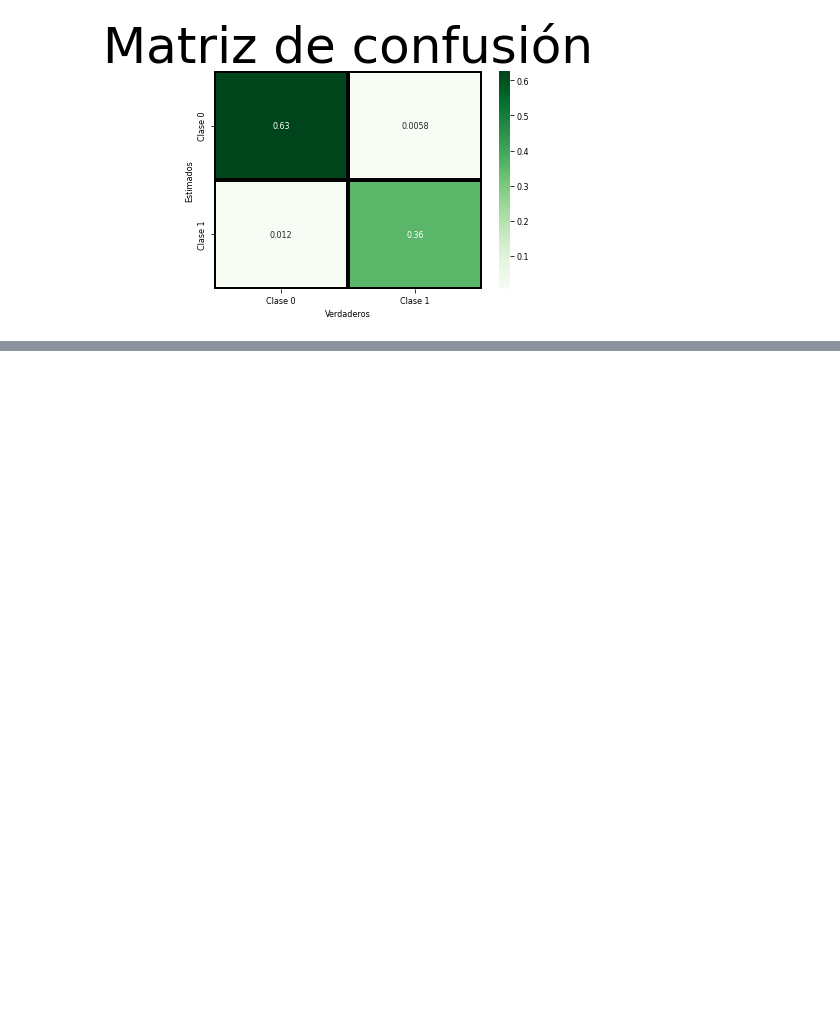
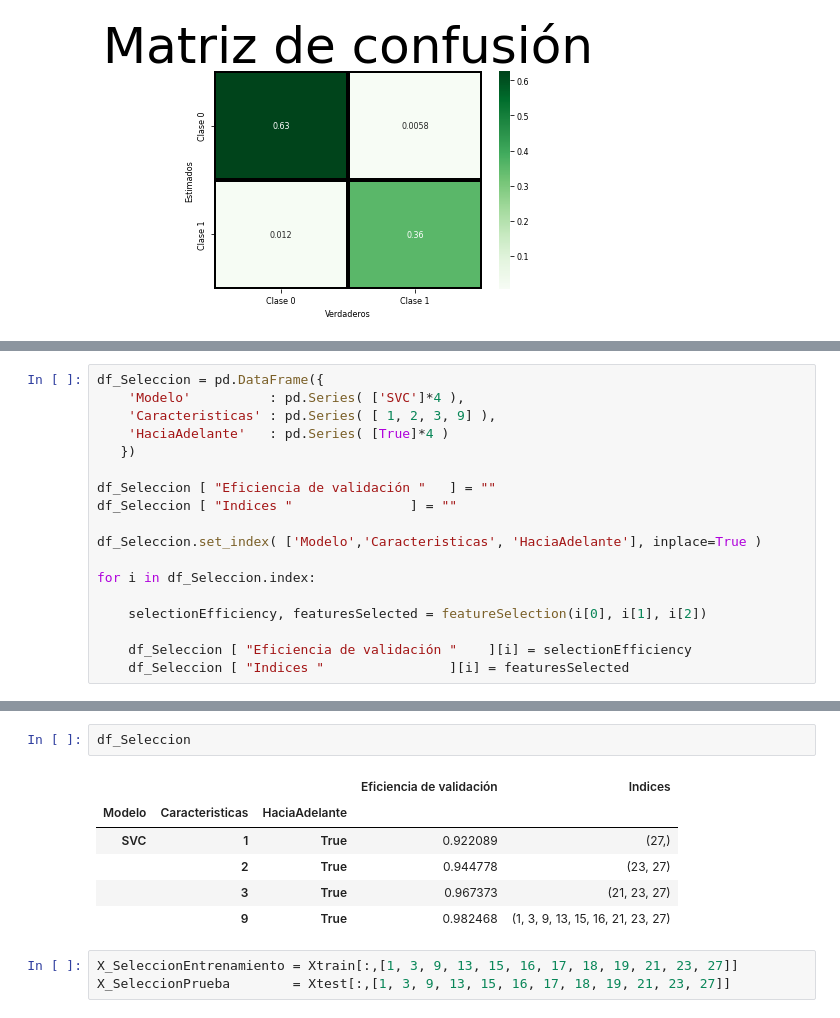
Before and after one commit to FelipeTriana/BreastCancerWisconsin, a Jupyter notebook: BreastCancerWisconsin.ipynb, the cells around one changed output, grey strips where cells are left out. Drawn from its saved outputs; the diff is of its cells as text; blank space fills up the shorter version.

```diff
--- a/BreastCancerWisconsin.ipynb
+++ b/BreastCancerWisconsin.ipynb
@@ -790,0 +857,18 @@ RESULTADOS EN EL CONJUNTO DE TEST PARA EL MEJOR HIPERPARAMETRO
+# %%
+df_Seleccion = pd.DataFrame({
+    'Modelo'          : pd.Series( ['SVC']*4 ),
+    'Caracteristicas' : pd.Series( [ 1, 2, 3, 9] ),
+    'HaciaAdelante'   : pd.Series( [True]*4 )
+   })
+
+df_Seleccion [ "Eficiencia de validación "   ] = ""
+df_Seleccion [ "Indices "               ] = ""
+
+df_Seleccion.set_index( ['Modelo','Caracteristicas', 'HaciaAdelante'], inplace=True )
+
+for i in df_Seleccion.index:
+
+    selectionEfficiency, featuresSelected = featureSelection(i[0], i[1], i[2])
+
+    df_Seleccion [ "Eficiencia de validación "    ][i] = selectionEfficiency
+    df_Seleccion [ "Indices "                ][i] = featuresSelected
@@ -790,0 +893,12 @@ RESULTADOS EN EL CONJUNTO DE TEST PARA EL MEJOR HIPERPARAMETRO
+# %%
+df_Seleccion
+# %% [output]
+|  |  |  | Eficiencia de validación | Indices |
+| Modelo | Caracteristicas | HaciaAdelante |  |  |
+| SVC | 1 | True | 0.922089 | (27,) |
+|  | 2 | True | 0.944778 | (23, 27) |
+|  | 3 | True | 0.967373 | (21, 23, 27) |
+|  | 9 | True | 0.982468 | (1, 3, 9, 13, 15, 16, 21, 23, 27) |
+# %%
+X_SeleccionEntrenamiento = Xtrain[:,[1, 3, 9, 13, 15, 16, 17, 18, 19, 21, 23, 27]]
+X_SeleccionPrueba        = Xtest[:,[1, 3, 9, 13, 15, 16, 17, 18, 19, 21, 23, 27]]
```
Also changed, not shown: parts of 27 cells of this notebook.
